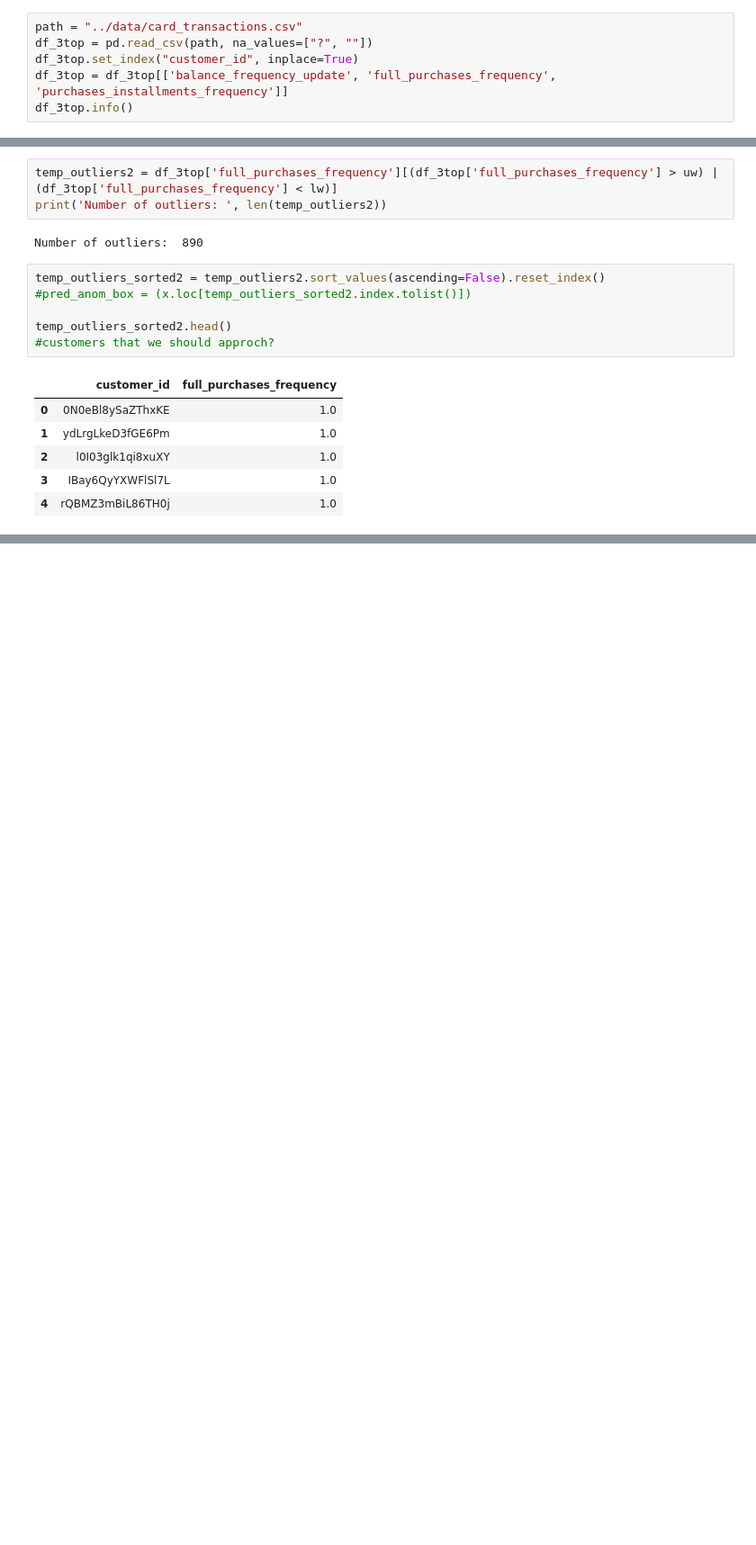
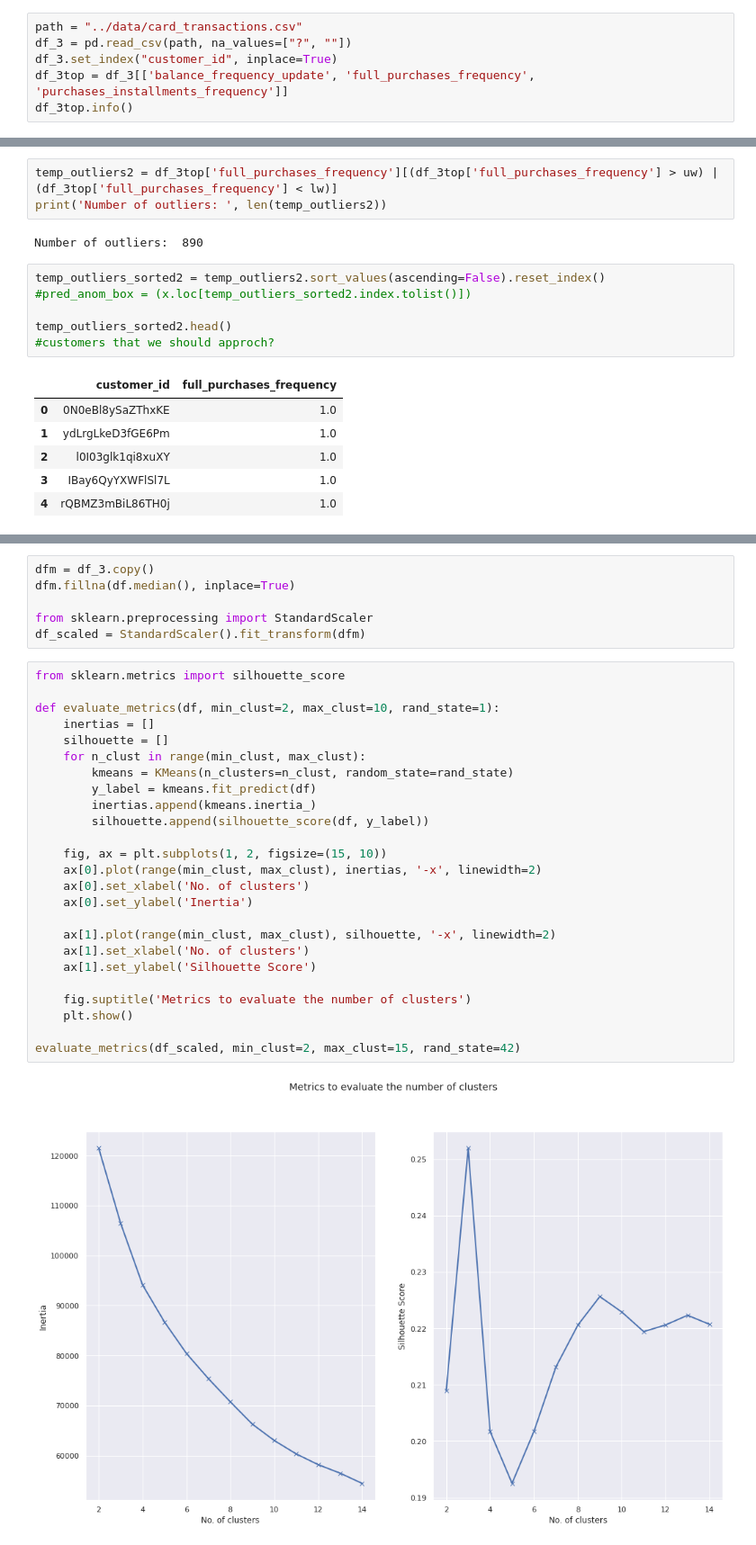
Before and after one commit to ansamz/Customer-Segmentation, a Jupyter notebook: notebooks/AZ_CreditCard.ipynb, the cells around one changed output, grey strips where cells are left out. Shown at 90% size. Drawn from its saved outputs; the diff is of its cells as text; blank space fills up the shorter version.

```diff
--- a/notebooks/AZ_CreditCard.ipynb
+++ b/notebooks/AZ_CreditCard.ipynb
@@ -669,9 +669,9 @@ outliers on raw
 picking the top 3 features
 # %%
 path = "../data/card_transactions.csv"
-df_3top = pd.read_csv(path, na_values=["?", ""])
-df_3top.set_index("customer_id", inplace=True)
-df_3top = df_3top[['balance_frequency_update', 'full_purchases_frequency', 'purchases_installments_frequency']]
+df_3 = pd.read_csv(path, na_values=["?", ""])
+df_3.set_index("customer_id", inplace=True)
+df_3top = df_3[['balance_frequency_update', 'full_purchases_frequency', 'purchases_installments_frequency']]
 df_3top.info()
 # %% [output]
 <class 'pandas.core.frame.DataFrame'>
@@ -757,0 +760,33 @@ temp_outliers_sorted2.head()
+# %%
+dfm = df_3.copy()
+dfm.fillna(df.median(), inplace=True)
+
+from sklearn.preprocessing import StandardScaler
+df_scaled = StandardScaler().fit_transform(dfm)
+# %%
+from sklearn.metrics import silhouette_score
+
+def evaluate_metrics(df, min_clust=2, max_clust=10, rand_state=1):
+    inertias = []
+    silhouette = []
+    for n_clust in range(min_clust, max_clust):
+        kmeans = KMeans(n_clusters=n_clust, random_state=rand_state)
+        y_label = kmeans.fit_predict(df)
+        inertias.append(kmeans.inertia_)
+        silhouette.append(silhouette_score(df, y_label))
+
+    fig, ax = plt.subplots(1, 2, figsize=(15, 10))
+    ax[0].plot(range(min_clust, max_clust), inertias, '-x', linewidth=2)
+    ax[0].set_xlabel('No. of clusters')
+    ax[0].set_ylabel('Inertia')
+
+    ax[1].plot(range(min_clust, max_clust), silhouette, '-x', linewidth=2)
+    ax[1].set_xlabel('No. of clusters')
+    ax[1].set_ylabel('Silhouette Score')
+
+    fig.suptitle('Metrics to evaluate the number of clusters')
+    plt.show()
+
+evaluate_metrics(df_scaled, min_clust=2, max_clust=15, rand_state=42)
+# %% [output]
+[figure, added]
```
Also changed, not shown: parts of 9 cells of this notebook.
